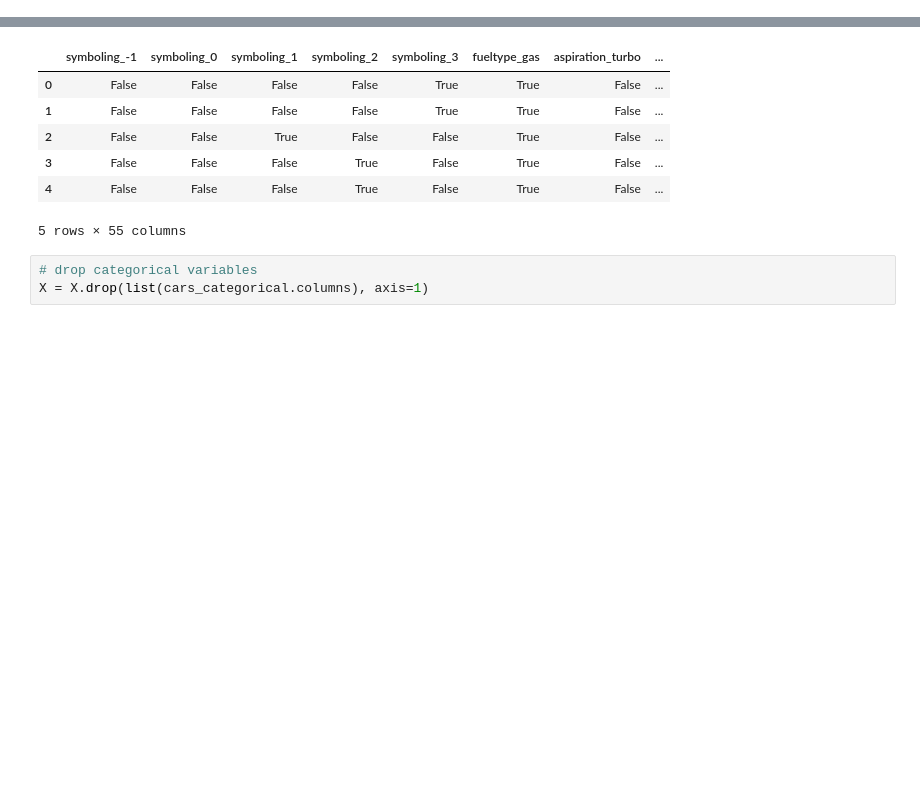
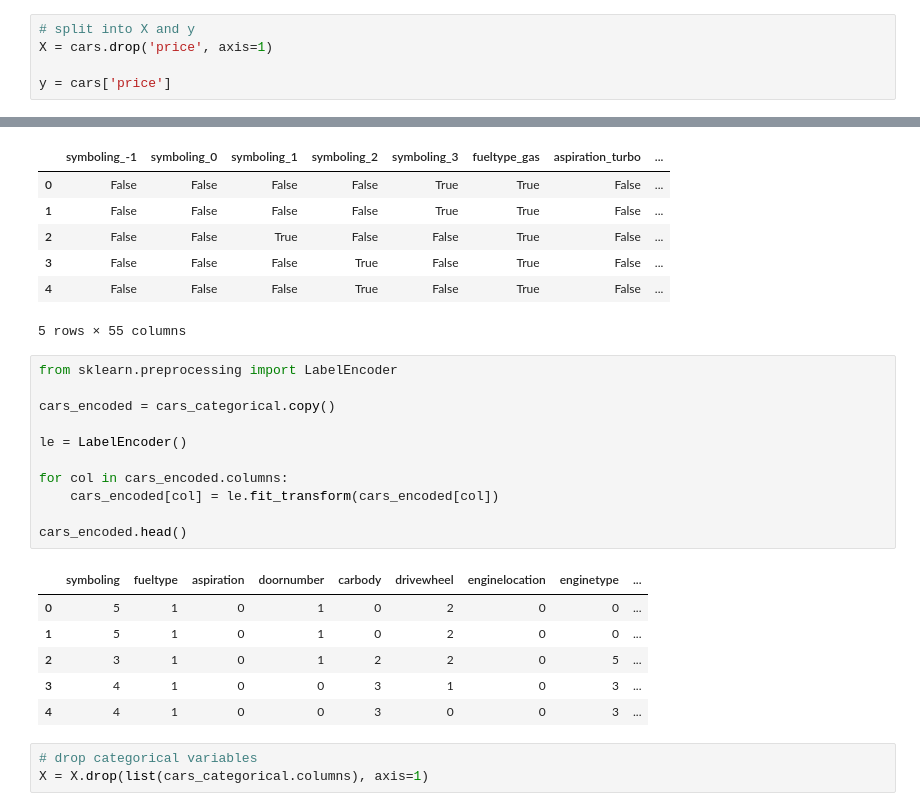
Before and after one commit to fourstepsproducts/Machine_learning, a Jupyter notebook: Car_Price_Prediction_LR.ipynb, the cells around one changed output, grey strips where cells are left out. Drawn from its saved outputs; the diff is of its cells as text; blank space fills up the shorter version.

```diff
--- a/Car_Price_Prediction_LR.ipynb
+++ b/Car_Price_Prediction_LR.ipynb
@@ -407,3 +397,8 @@ y = cars['price']
+# %%
+# split into X and y
+X = cars.drop('price', axis=1)
+
+y = cars['price']
 # %%
 #X = X.drop("stroke", axis=1)  do this only if you want to increase the accuracy
 # %%
@@ -431,6 +426,24 @@ cars_dummies.head()
 | 3 | False | False | False | True | False | True | False | ... |
 | 4 | False | False | False | True | False | True | False | ... |
 5 rows × 55 columns
+# %%
+from sklearn.preprocessing import LabelEncoder
+
+cars_encoded = cars_categorical.copy()
+
+le = LabelEncoder()
+
+for col in cars_encoded.columns:
+    cars_encoded[col] = le.fit_transform(cars_encoded[col])
+
+cars_encoded.head()
+# %% [output]
+|  | symboling | fueltype | aspiration | doornumber | carbody | drivewheel | enginelocation | enginetype | ... |
+| 0 | 5 | 1 | 0 | 1 | 0 | 2 | 0 | 0 | ... |
+| 1 | 5 | 1 | 0 | 1 | 0 | 2 | 0 | 0 | ... |
+| 2 | 3 | 1 | 0 | 1 | 2 | 2 | 0 | 5 | ... |
+| 3 | 4 | 1 | 0 | 0 | 3 | 1 | 0 | 3 | ... |
+| 4 | 4 | 1 | 0 | 0 | 3 | 0 | 0 | 3 | ... |
 # %%
 # drop categorical variables
 X = X.drop(list(cars_categorical.columns), axis=1)
```
Also changed, not shown: parts of 1 cell of this notebook.
